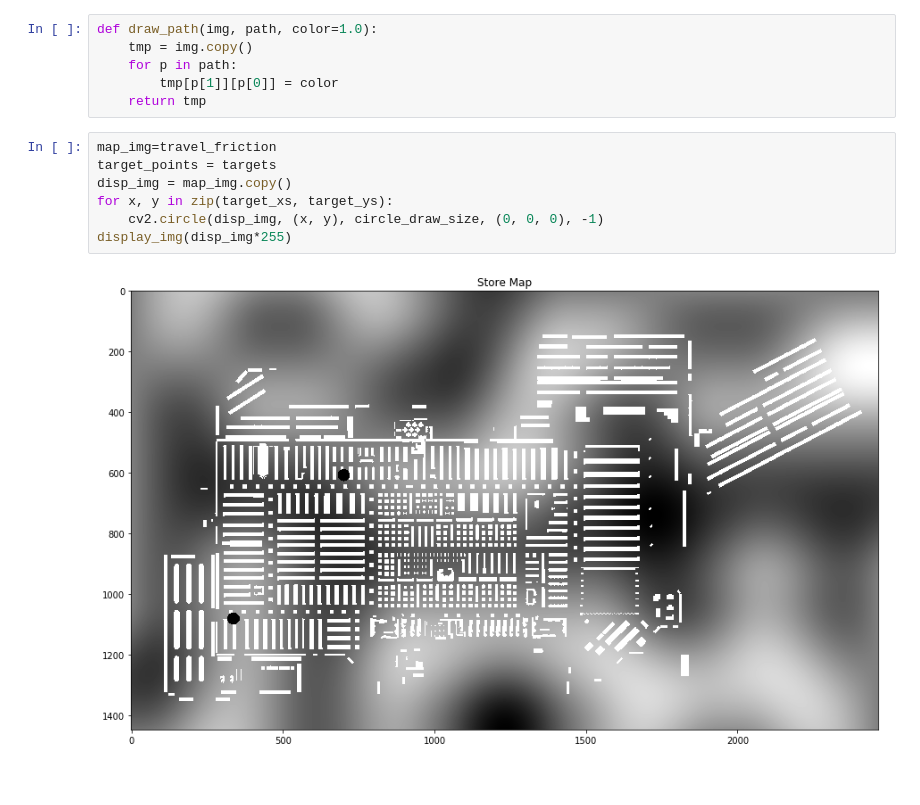
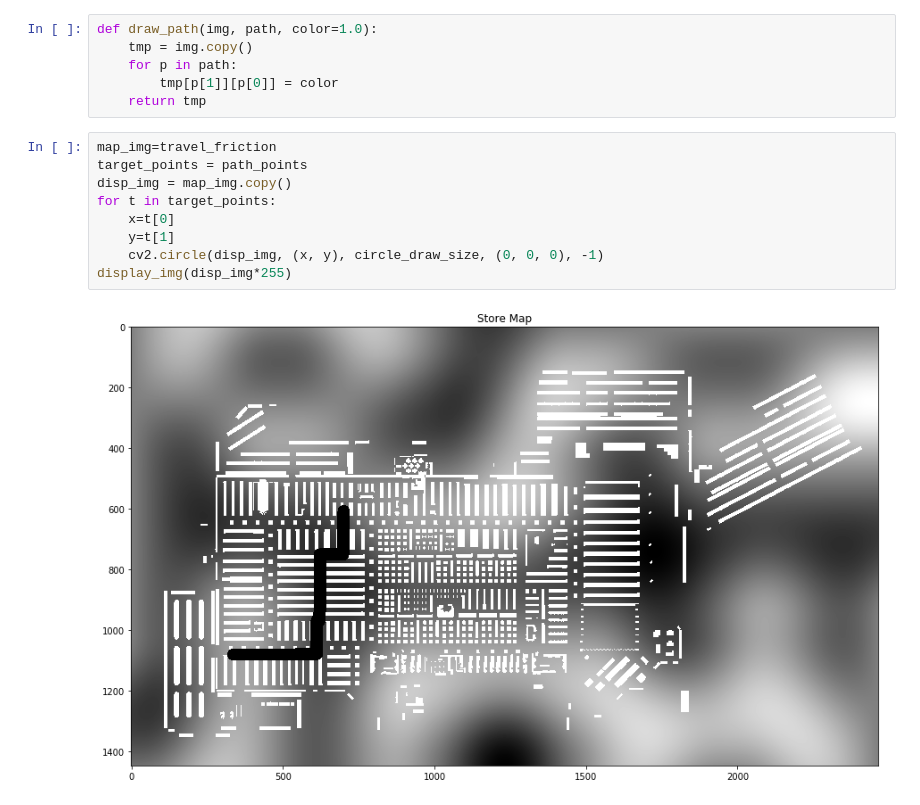
Before and after one commit to yuhaowang2018/Walmart-Datathon-TAMU-Yuhao, a Jupyter notebook: TAMU Datathon Walmart Problem Description-final.ipynb, the cells around one changed output. Saved outputs shown, nothing was run; the diff lists cells and outputs as text.

```diff
--- a/TAMU Datathon Walmart Problem Description-final.ipynb
+++ b/TAMU Datathon Walmart Problem Description-final.ipynb
@@ -405,10 +405,12 @@ def draw_path(img, path, color=1.0):
     return tmp
 # %%
 map_img=travel_friction
-target_points = targets
+target_points = path_points
 disp_img = map_img.copy()
-for x, y in zip(target_xs, target_ys):
+for t in target_points:
+    x=t[0]
+    y=t[1]
     cv2.circle(disp_img, (x, y), circle_draw_size, (0, 0, 0), -1)
 display_img(disp_img*255)
 # %% [output]
-[figure, old version]
+[figure, new version]
```
Also changed, not shown: parts of 1 cell of this notebook.
